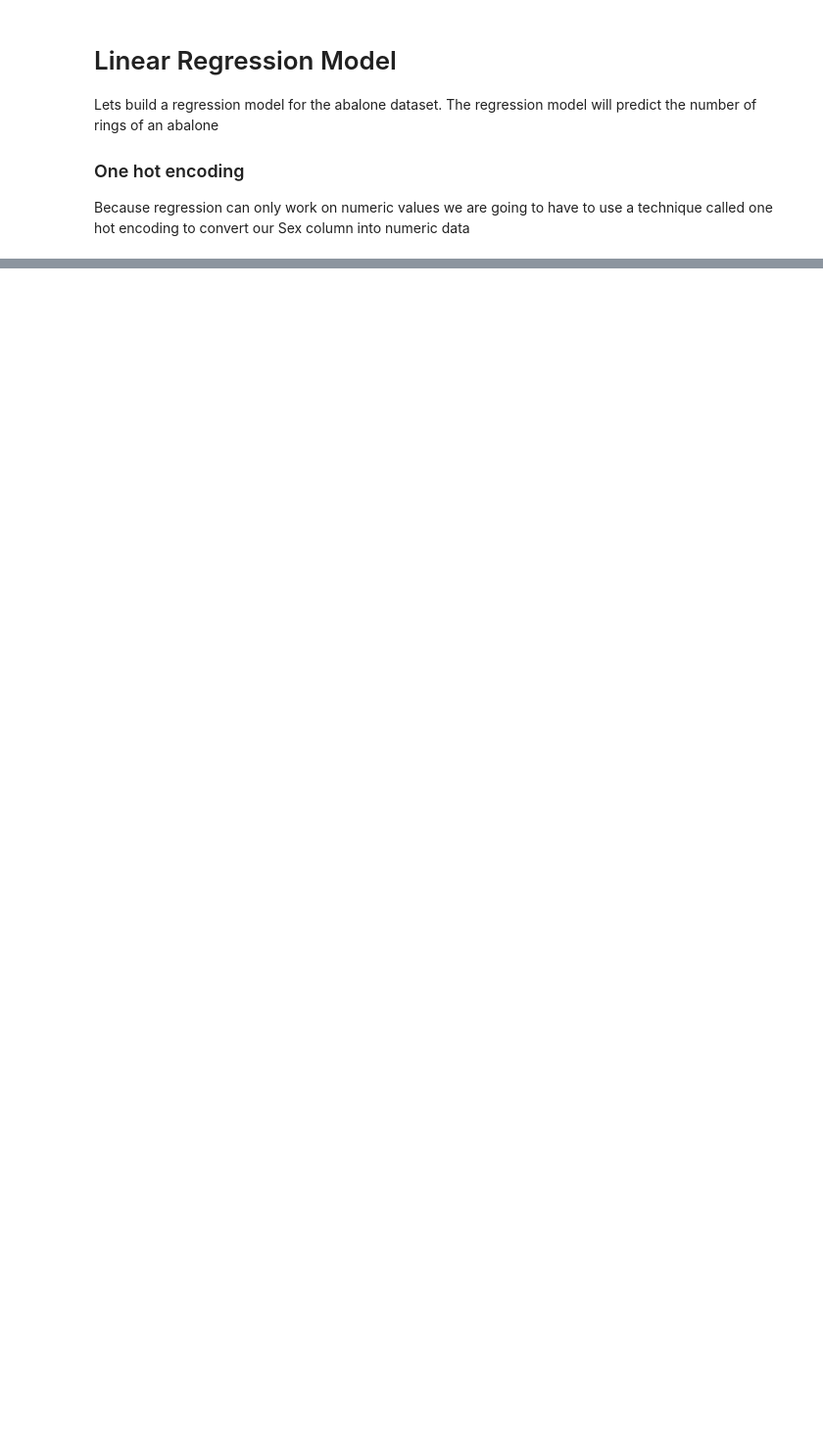
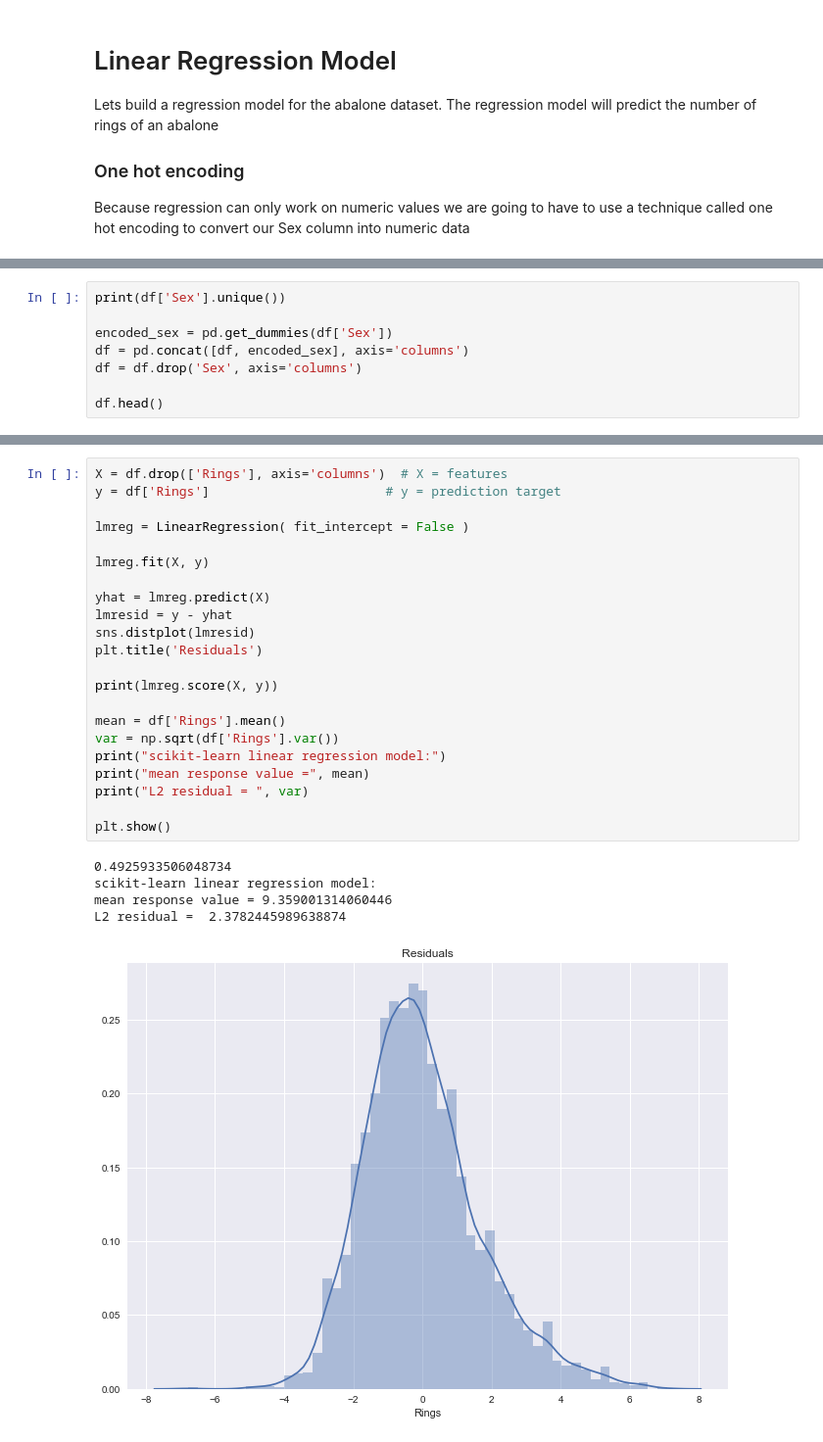
Before and after one commit to el-davo/msc-data-analytics-notebook, a Jupyter notebook: abalones.ipynb, the cells around one changed output, grey strips where cells are left out. Shown at 98% size. Drawn from its saved outputs; the diff is of its cells as text; blank space fills up the shorter version.

```diff
--- a/abalones.ipynb
+++ b/abalones.ipynb
@@ -350,0 +347,8 @@ array(['M', 'F', 'I'], dtype=object)
+# %%
+print(df['Sex'].unique())
+
+encoded_sex = pd.get_dummies(df['Sex'])
+df = pd.concat([df, encoded_sex], axis='columns')
+df = df.drop('Sex', axis='columns')
+
+df.head()
@@ -350,0 +363,28 @@ array(['M', 'F', 'I'], dtype=object)
+# %%
+X = df.drop(['Rings'], axis='columns')  # X = features
+y = df['Rings']                       # y = prediction target
+
+lmreg = LinearRegression( fit_intercept = False )
+
+lmreg.fit(X, y)
+
+yhat = lmreg.predict(X)
+lmresid = y - yhat
+sns.distplot(lmresid)
+plt.title('Residuals')
+
+print(lmreg.score(X, y))
+
+mean = df['Rings'].mean()
+var = np.sqrt(df['Rings'].var())
+print("scikit-learn linear regression model:")
+print("mean response value =", mean)
+print("L2 residual = ", var)
+
+plt.show()
+# %% [output]
+0.4925933506048734
+scikit-learn linear regression model:
+mean response value = 9.359001314060446
+L2 residual =  2.3782445989638874
+[figure, added]
```
Also changed, not shown: parts of 6 cells of this notebook, 1 other file.
